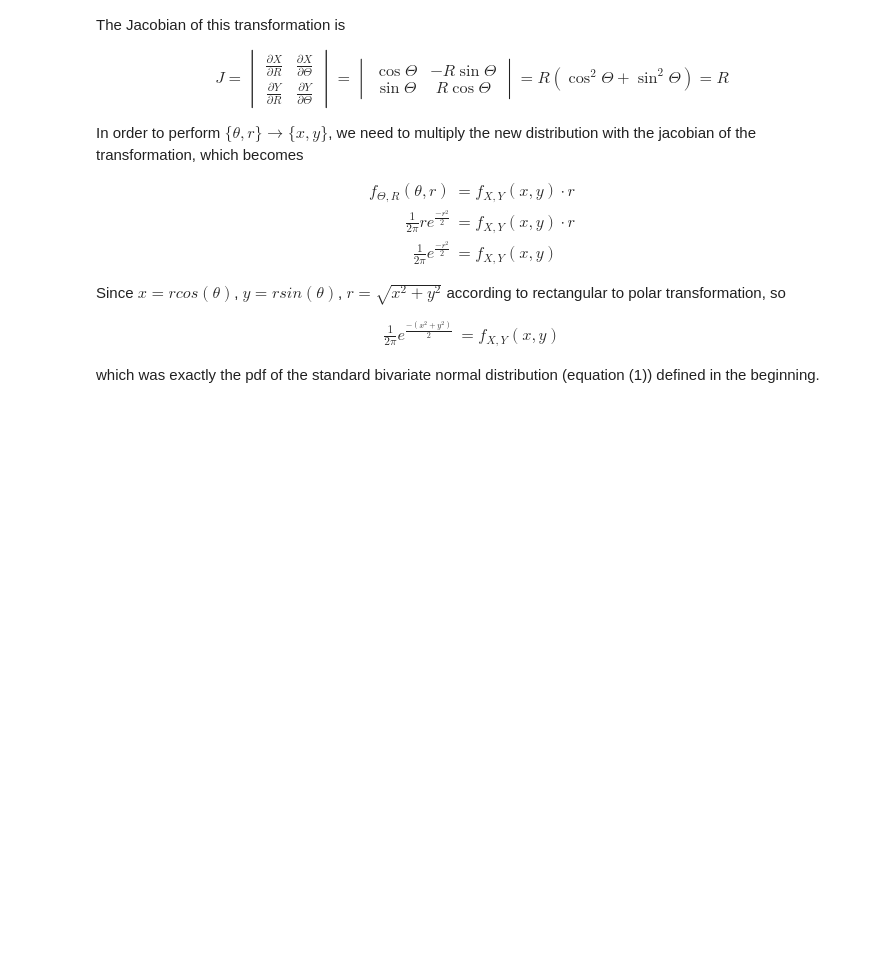
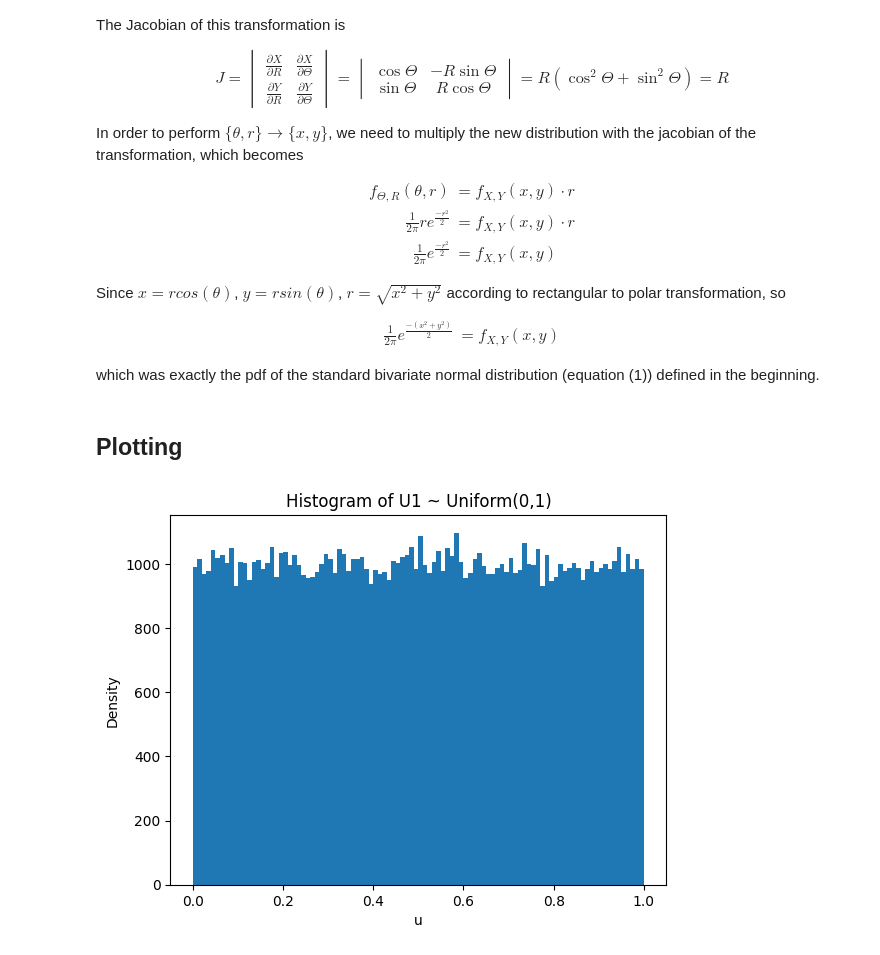
Before and after one commit to yankunm/DeepLearning, a Jupyter notebook: HW1/p3.ipynb, the cells around one changed output. Drawn from its saved outputs; the diff is of its cells as text; code cells hidden in the pictures; blank space fills up the shorter version.

```diff
--- a/HW1/p3.ipynb
+++ b/HW1/p3.ipynb
@@ -184,3 +184,23 @@ $$
 $$
 
 which was exactly the pdf of the standard bivariate normal distribution (equation (1)) defined in the beginning.
+# %% [markdown]
+## Plotting
+# %%
+import numpy as np
+import matplotlib.pyplot as plt
+
+# Number of Samples
+N = 100000
+
+U1 = np.random.rand(N)
+U2 = np.random.rand(N)
+# %%
+plt.figure()
+plt.hist(U1, bins=100)
+plt.xlabel("u")
+plt.ylabel("Density")
+plt.title("Histogram of U1 ~ Uniform(0,1)")
+plt.show()
+# %% [output]
+[figure, added]
```
Also changed, not shown: parts of 6 cells of this notebook, 5 other files.
